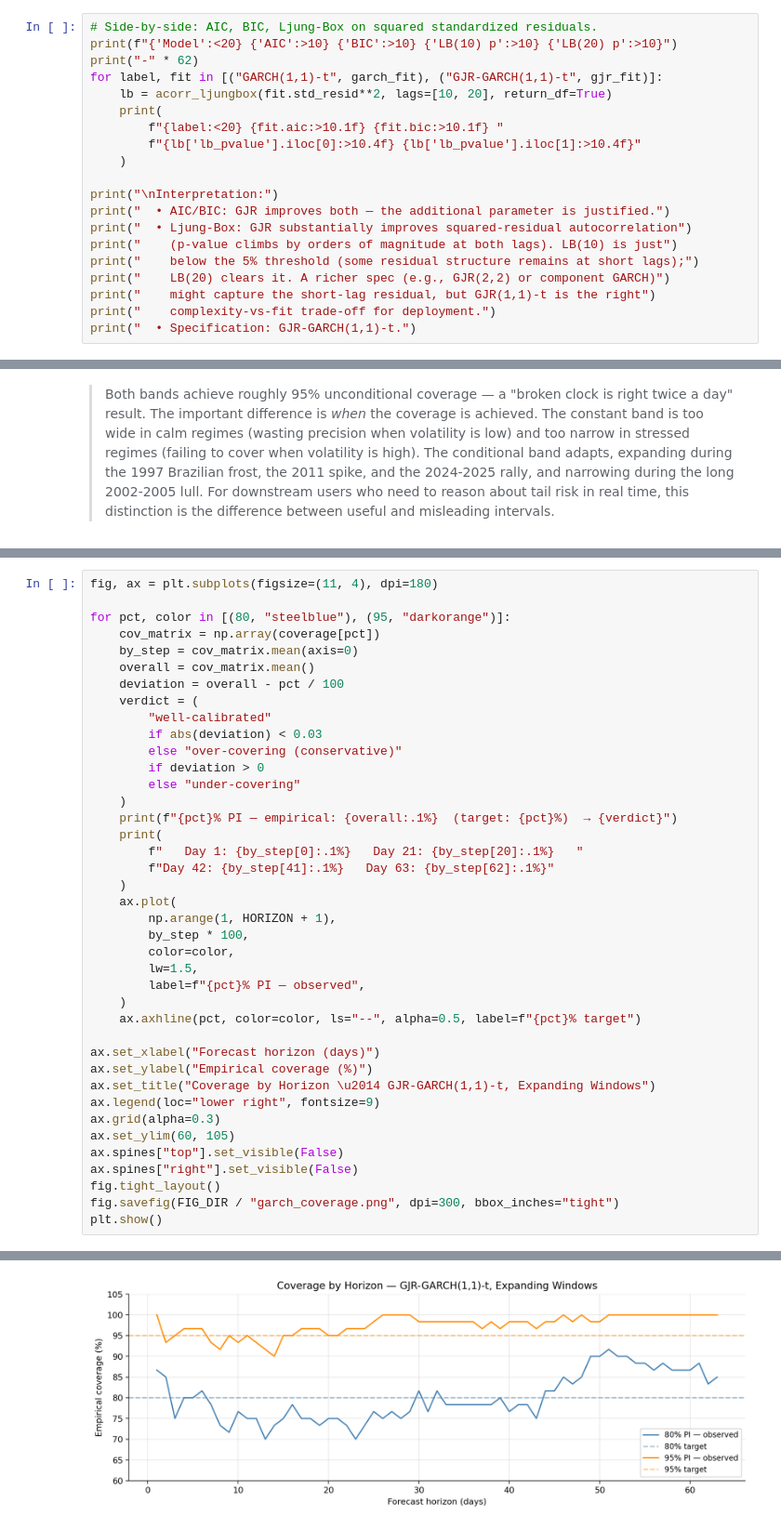
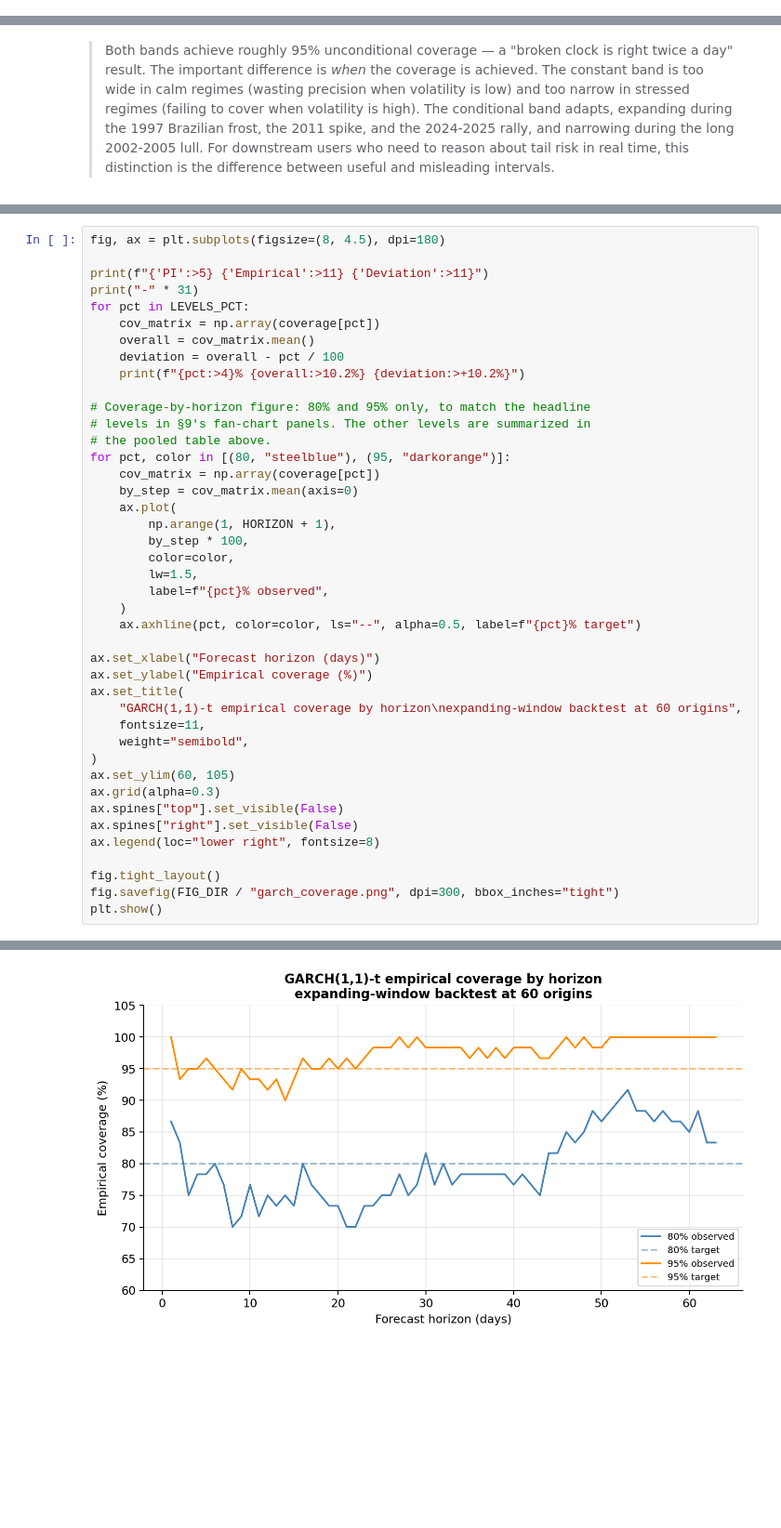
Before and after one commit to F5F0A0/coffee-futures-forecasting-model, a Jupyter notebook: notebooks/04_deployment_garch.ipynb, the cells around one changed output, grey strips where cells are left out. Shown at 93% size. Cells and saved outputs as stored; diff of their text form; blank space fills up the shorter version.

```diff
--- a/notebooks/04_deployment_garch.ipynb
+++ b/notebooks/04_deployment_garch.ipynb
@@ -326,20 +291,0 @@ Covariance estimator: robust
-# %%
-# Side-by-side: AIC, BIC, Ljung-Box on squared standardized residuals.
-print(f"{'Model':<20} {'AIC':>10} {'BIC':>10} {'LB(10) p':>10} {'LB(20) p':>10}")
-print("-" * 62)
-for label, fit in [("GARCH(1,1)-t", garch_fit), ("GJR-GARCH(1,1)-t", gjr_fit)]:
-    lb = acorr_ljungbox(fit.std_resid**2, lags=[10, 20], return_df=True)
-    print(
-        f"{label:<20} {fit.aic:>10.1f} {fit.bic:>10.1f} "
-        f"{lb['lb_pvalue'].iloc[0]:>10.4f} {lb['lb_pvalue'].iloc[1]:>10.4f}"
-    )
-
-print("\nInterpretation:")
-print("  • AIC/BIC: GJR improves both — the additional parameter is justified.")
-print("  • Ljung-Box: GJR substantially improves squared-residual autocorrelation")
-print("    (p-value climbs by orders of magnitude at both lags). LB(10) is just")
-print("    below the 5% threshold (some residual structure remains at short lags);")
-print("    LB(20) clears it. A richer spec (e.g., GJR(2,2) or component GARCH)")
-print("    might capture the short-lag residual, but GJR(1,1)-t is the right")
-print("    complexity-vs-fit trade-off for deployment.")
-print("  • Specification: GJR-GARCH(1,1)-t.")
@@ -572,40 +498,42 @@ Fitting GJR-GARCH at 60 origins...
 # %%
-fig, ax = plt.subplots(figsize=(11, 4), dpi=180)
+fig, ax = plt.subplots(figsize=(8, 4.5), dpi=180)
 
+print(f"{'PI':>5} {'Empirical':>11} {'Deviation':>11}")
+print("-" * 31)
+for pct in LEVELS_PCT:
+    cov_matrix = np.array(coverage[pct])
+    overall = cov_matrix.mean()
+    deviation = overall - pct / 100
+    print(f"{pct:>4}% {overall:>10.2%} {deviation:>+10.2%}")
+
+# Coverage-by-horizon figure: 80% and 95% only, to match the headline
+# levels in §9's fan-chart panels. The other levels are summarized in
+# the pooled table above.
 for pct, color in [(80, "steelblue"), (95, "darkorange")]:
     cov_matrix = np.array(coverage[pct])
     by_step = cov_matrix.mean(axis=0)
-    overall = cov_matrix.mean()
-    deviation = overall - pct / 100
-    verdict = (
-        "well-calibrated"
-        if abs(deviation) < 0.03
-        else "over-covering (conservative)"
-        if deviation > 0
-        else "under-covering"
-    )
-    print(f"{pct}% PI — empirical: {overall:.1%}  (target: {pct}%)  → {verdict}")
-    print(
-        f"   Day 1: {by_step[0]:.1%}   Day 21: {by_step[20]:.1%}   "
-        f"Day 42: {by_step[41]:.1%}   Day 63: {by_step[62]:.1%}"
-    )
     ax.plot(
         np.arange(1, HORIZON + 1),
         by_step * 100,
         color=color,
         lw=1.5,
-        label=f"{pct}% PI — observed",
+        label=f"{pct}% observed",
     )
     ax.axhline(pct, color=color, ls="--", alpha=0.5, label=f"{pct}% target")
 
 ax.set_xlabel("Forecast horizon (days)")
 ax.set_ylabel("Empirical coverage (%)")
-ax.set_title("Coverage by Horizon \u2014 GJR-GARCH(1,1)-t, Expanding Windows")
-ax.legend(loc="lower right", fontsize=9)
+ax.set_title(
+    "GARCH(1,1)-t empirical coverage by horizon\nexpanding-window backtest at 60 origins",
+    fontsize=11,
+    weight="semibold",
+)
+ax.set_ylim(60, 105)
 ax.grid(alpha=0.3)
-ax.set_ylim(60, 105)
 ax.spines["top"].set_visible(False)
 ax.spines["right"].set_visible(False)
+ax.legend(loc="lower right", fontsize=8)
+
 fig.tight_layout()
 fig.savefig(FIG_DIR / "garch_coverage.png", dpi=300, bbox_inches="tight")
 plt.show()
@@ -617,4 +548,4 @@ plt.show()
-[figure, old version]
+[figure, new version]
 # %% [markdown]
 **Reading the coverage plot.** The observed-coverage curves should
 hover near their targets (dashed lines). If the 95% line systematically
```
Also changed, not shown: parts of 22 cells of this notebook, 41 other files.
